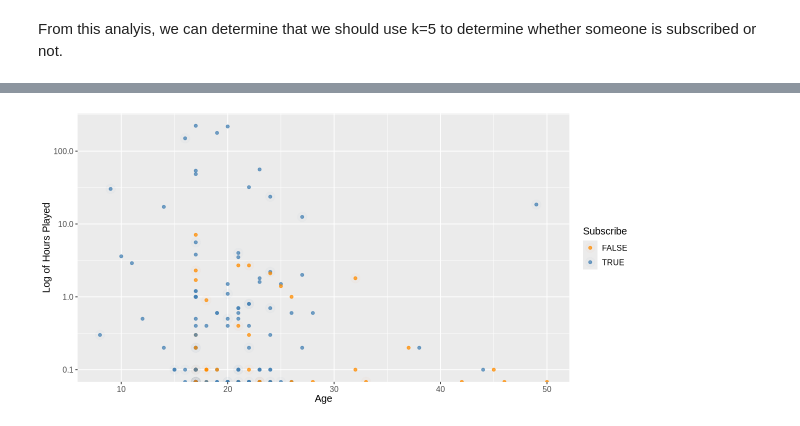
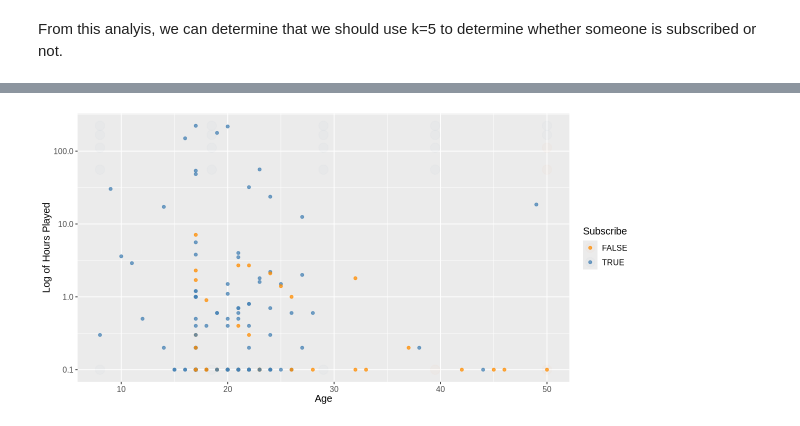
Before and after one commit to svipond2/dscigroupproject2, a Jupyter notebook: project2.ipynb, the cells around one changed output, grey strips where cells are left out. Cells and saved outputs as stored; diff of their text form; code cells hidden in the pictures.

Commit message:
pre office hours

```diff
--- a/project2.ipynb
+++ b/project2.ipynb
@@ -269,30 +269,44 @@ players_spec <- nearest_neighbor(weight_func="rectangular", neighbors=5)|>
 players_fit <- workflow()|>
     add_recipe(knn_recipe)|>
     add_model(players_spec)|>
-    fit(training_set)
+    fit(data=players_fct)
 
 players_predictions <- predict(players_fit, testing_set)|>
     bind_cols(testing_set)
+# %%
+are_grid <- seq(min(players_fct$played_hours, na.rm=TRUE),
+                max(players_fct$played_hours, na.rm=TRUE),
+                length.out = 5)
+smo_grid <- seq(min(players_fct$Age, na.rm=TRUE),
+                max(players_fct$Age, na.rm=TRUE),
+                length.out = 5)
+asgrid <- as_tibble(expand.grid(played_hours = are_grid,
+                                Age = smo_grid))
+
+knnPredGrid <- predict(players_fit, asgrid)
+
+prediction_table <- bind_cols(knnPredGrid, asgrid) |>
+  rename(subscribe = .pred_class)
 # %%
-players_plot <-
+prediction_plot <-
   ggplot() +
-  geom_point(data = players_select,
+  geom_point(data = players_fct,
              mapping = aes(x = Age,
                            y =played_hours,
                            color = subscribe),
              alpha = 0.75) +
-  geom_point(data = players_predictions,
+  geom_point(data = prediction_table,
              mapping = aes(x = Age,
                            y = played_hours,
                            color = subscribe),
              alpha = 0.02,
              size = 5) +
-    scale_y_log10()+
+    scale_y_log10(oob = scales::squish_infinite)+
   labs(color = "Subscribe",
        x = "Age",
        y = "Log of Hours Played") +
   scale_color_manual(values = c("darkorange", "steelblue")) +
   theme(text = element_text(size = 12))
 
-players_plot
+prediction_plot
 # %% [output]
@@ -302,5 +316,5 @@ Warning message in scale_y_log10():
 “log-10 transformation introduced infinite values.”
 Warning message:
 “Removed 2 rows containing missing values or values outside the scale range
 (`geom_point()`).”
-[figure, old version]
+[figure, new version]
```
Also changed, not shown: parts of 1 cell of this notebook.
